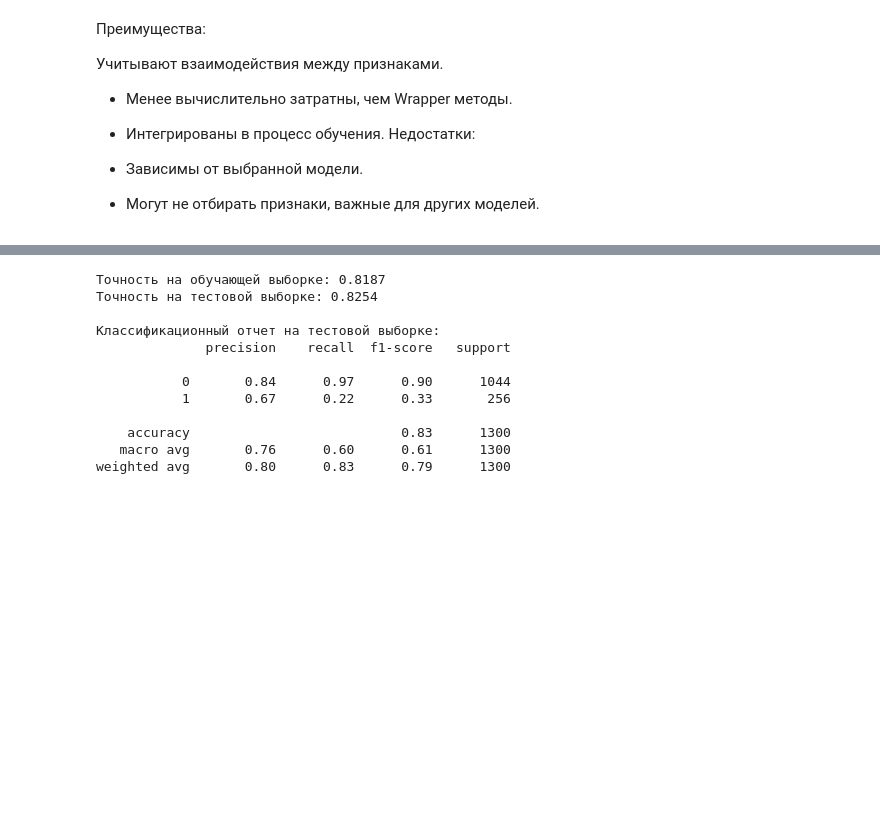
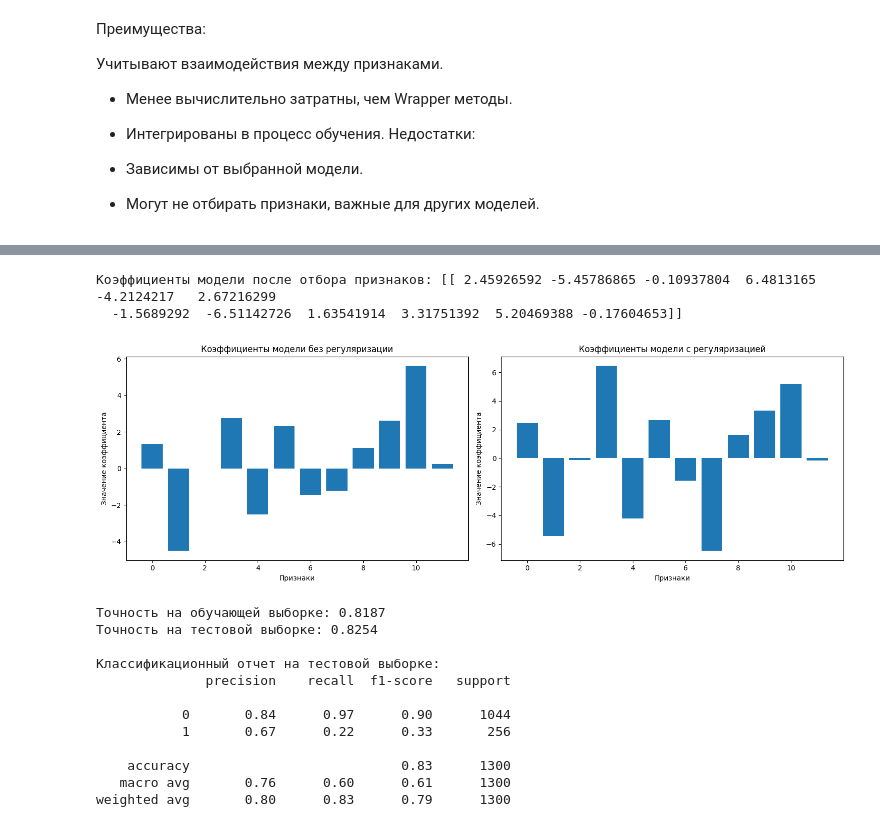
Before and after one commit to SnrPep/MLe, a Jupyter notebook: Практика_3.ipynb, the cells around one changed output, grey strips where cells are left out. Drawn from its saved outputs; the diff is of its cells as text; code cells hidden in the pictures; blank space fills up the shorter version.

```diff
--- a/Практика_3.ipynb
+++ b/Практика_3.ipynb
@@ -552,20 +588,3 @@ weighted avg       0.80      0.83      0.79      1300
 
 - Зависимы от выбранной модели.
 - Могут не отбирать признаки, важные для других моделей.
-# %%
-from sklearn.linear_model import LogisticRegression
-from sklearn.feature_selection import SelectFromModel
-
-# Инициализируем модель с L1-регуляризацией
-model = LogisticRegression(penalty='l1', solver='liblinear', max_iter=1000)
-
-# Обучаем модель
-model.fit(X_processed, Y)
-
-# Используем SelectFromModel для отбора признаков
-selector = SelectFromModel(model, prefit=True)
-X_embedded = selector.transform(X_processed)
-
-# Получаем список отобранных признаков
-selected_features = X_processed.columns[selector.get_support()]
-print("Отобранные признаки:", selected_features)
@@ -576,0 +591,60 @@ print("Отобранные признаки:", selected_features)
+# %%
+from sklearn.linear_model import LogisticRegression
+from sklearn.feature_selection import SelectFromModel
+import numpy as np
+import matplotlib.pyplot as plt
+
+# Обучаем модель без регуляризации
+model_no_penalty = LogisticRegression(solver='lbfgs', max_iter=1000)
+model_no_penalty.fit(X_processed, Y)
+
+# Выводим коэффициенты модели без регуляризации
+coefficients_no_penalty = model_no_penalty.coef_
+print("Коэффициенты модели без регуляризации:", coefficients_no_penalty)
+
+# Инициализируем модель с L1-регуляризацией
+model_with_penalty = LogisticRegression(penalty='l1', solver='liblinear', max_iter=1000)
+
+# Обучаем модель с регуляризацией
+model_with_penalty.fit(X_processed, Y)
+
+# Выводим коэффициенты модели с регуляризацией
+coefficients_with_penalty = model_with_penalty.coef_
+print("Коэффициенты модели с регуляризацией:", coefficients_with_penalty)
+
+# Используем SelectFromModel для отбора признаков
+selector = SelectFromModel(model_with_penalty, prefit=True)
+X_embedded = selector.transform(X_processed)
+
+# Получаем список отобранных признаков
+selected_features = X_processed.columns[selector.get_support()]
+print("Отобранные признаки:", selected_features)
+
+# Обучаем модель на отобранных признаках
+model_embedded = LogisticRegression(penalty='l1', solver='liblinear', max_iter=1000)
+model_embedded.fit(X_embedded, Y)
+
+# Выводим коэффициенты модели после отбора признаков
+coefficients_embedded = model_embedded.coef_
+print("Коэффициенты модели после отбора признаков:", coefficients_embedded)
+
+# Визуализация коэффициентов моделей
+plt.figure(figsize=(15, 5))
+
+# Коэффициенты модели без регуляризации
+plt.subplot(1, 2, 1)
+plt.bar(range(len(coefficients_no_penalty[0])), coefficients_no_penalty[0])
+plt.title("Коэффициенты модели без регуляризации")
+plt.xlabel("Признаки")
+plt.ylabel("Значение коэффициента")
+
+# Коэффициенты модели с регуляризацией
+plt.subplot(1, 2, 2)
+plt.bar(range(len(coefficients_with_penalty[0])), coefficients_with_penalty[0])
+plt.title("Коэффициенты модели с регуляризацией")
+plt.xlabel("Признаки")
+plt.ylabel("Значение коэффициента")
+
+plt.tight_layout()
+plt.show()
+# %% [output]
@@ -577,3 +659,6 @@ print("Отобранные признаки:", selected_features)
+Коэффициенты модели после отбора признаков: [[ 2.45926592 -5.45786865 -0.10937804  6.4813165  -4.2124217   2.67216299
+  -1.5689292  -6.51142726  1.63541914  3.31751392  5.20469388 -0.17604653]]
+[figure, added]
 # %%
 # Преобразуем X_embedded в DataFrame
 X_embedded_df = pd.DataFrame(X_embedded, columns=selected_features)
```
Also changed, not shown: parts of 20 cells of this notebook.
